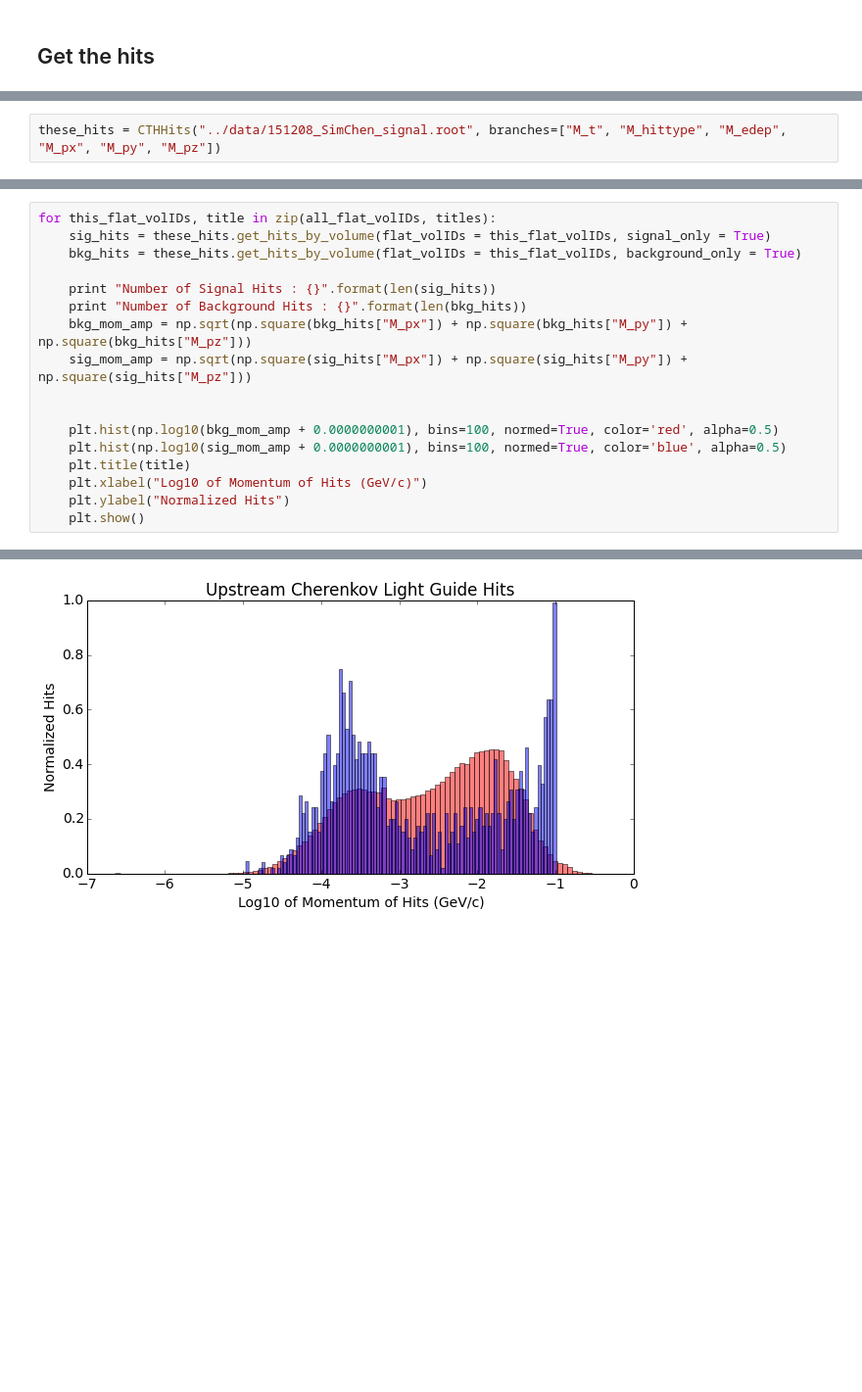
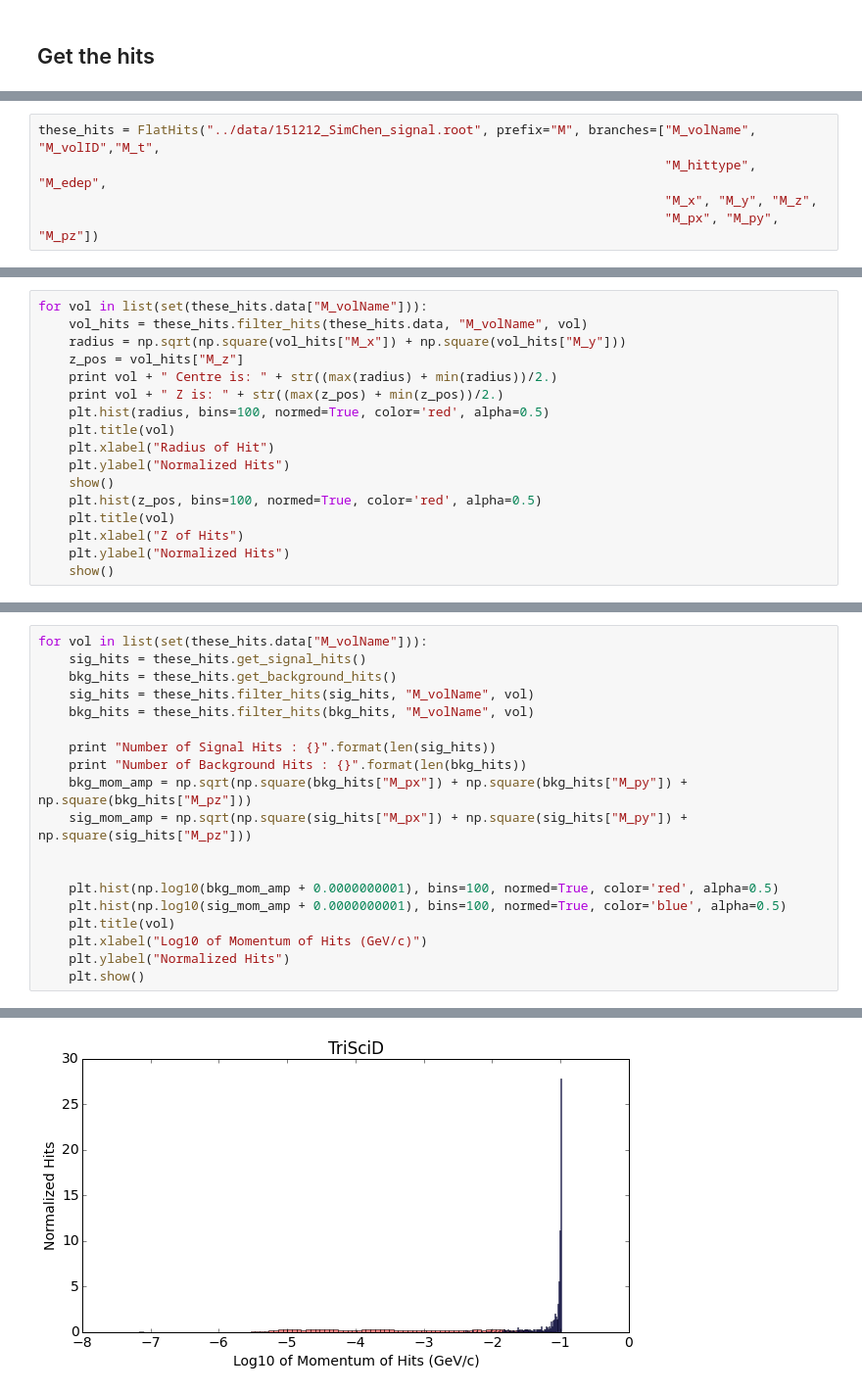
Before and after one commit to ewengillies/track-finding-yandex, a Jupyter notebook: notebooks/Probe_Trigger_Signal.ipynb, the cells around one changed output, grey strips where cells are left out. Shown at 98% size. Drawn from its saved outputs; the diff is of its cells as text; blank space fills up the shorter version.

```diff
--- a/notebooks/Probe_Trigger_Signal.ipynb
+++ b/notebooks/Probe_Trigger_Signal.ipynb
@@ -298,4 +23,7 @@ class CTHHits(object):
 # %%
-these_hits = CTHHits("../data/151208_SimChen_signal.root", branches=["M_t", "M_hittype", "M_edep", "M_px", "M_py", "M_pz"])
+these_hits = FlatHits("../data/151212_SimChen_signal.root", prefix="M", branches=["M_volName", "M_volID","M_t",
+                                                                                  "M_hittype", "M_edep",
+                                                                                  "M_x", "M_y", "M_z",
+                                                                                  "M_px", "M_py", "M_pz"])
 # %%
 # Quick and dirty volume grabbing
@@ -305,0 +37,17 @@ titles = ["Upstream Scintillator Hits", "Upstream Cherenkov Hits", "Upstream Che
+# %%
+for vol in list(set(these_hits.data["M_volName"])):
+    vol_hits = these_hits.filter_hits(these_hits.data, "M_volName", vol)
+    radius = np.sqrt(np.square(vol_hits["M_x"]) + np.square(vol_hits["M_y"]))
+    z_pos = vol_hits["M_z"]
+    print vol + " Centre is: " + str((max(radius) + min(radius))/2.)
+    print vol + " Z is: " + str((max(z_pos) + min(z_pos))/2.)
+    plt.hist(radius, bins=100, normed=True, color='red', alpha=0.5)
+    plt.title(vol)
+    plt.xlabel("Radius of Hit")
+    plt.ylabel("Normalized Hits")
+    show()
+    plt.hist(z_pos, bins=100, normed=True, color='red', alpha=0.5)
+    plt.title(vol)
+    plt.xlabel("Z of Hits")
+    plt.ylabel("Normalized Hits")
+    show()
@@ -306,7 +72,9 @@ titles = ["Upstream Scintillator Hits", "Upstream Cherenkov Hits", "Upstream Che
 # %%
-for this_flat_volIDs, title in zip(all_flat_volIDs, titles):
-    sig_hits = these_hits.get_hits_by_volume(flat_volIDs = this_flat_volIDs, signal_only = True)
-    bkg_hits = these_hits.get_hits_by_volume(flat_volIDs = this_flat_volIDs, background_only = True)
+for vol in list(set(these_hits.data["M_volName"])):
+    sig_hits = these_hits.get_signal_hits()
+    bkg_hits = these_hits.get_background_hits()
+    sig_hits = these_hits.filter_hits(sig_hits, "M_volName", vol)
+    bkg_hits = these_hits.filter_hits(bkg_hits, "M_volName", vol)
 
     print "Number of Signal Hits : {}".format(len(sig_hits))
     print "Number of Background Hits : {}".format(len(bkg_hits))
@@ -316,7 +84,7 @@ for this_flat_volIDs, title in zip(all_flat_volIDs, titles):
 
     plt.hist(np.log10(bkg_mom_amp + 0.0000000001), bins=100, normed=True, color='red', alpha=0.5)
     plt.hist(np.log10(sig_mom_amp + 0.0000000001), bins=100, normed=True, color='blue', alpha=0.5)
-    plt.title(title)
+    plt.title(vol)
     plt.xlabel("Log10 of Momentum of Hits (GeV/c)")
     plt.ylabel("Normalized Hits")
     plt.show()
@@ -332 +100 @@ Number of Background Hits : 1395239
-[figure, old version]
+[figure, new version]
```
Also changed, not shown: parts of 14 cells of this notebook, 1 other file.
